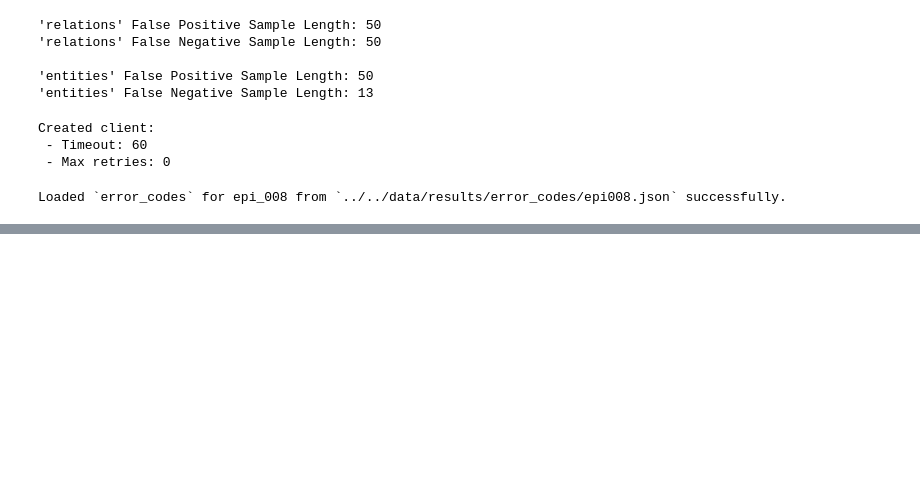
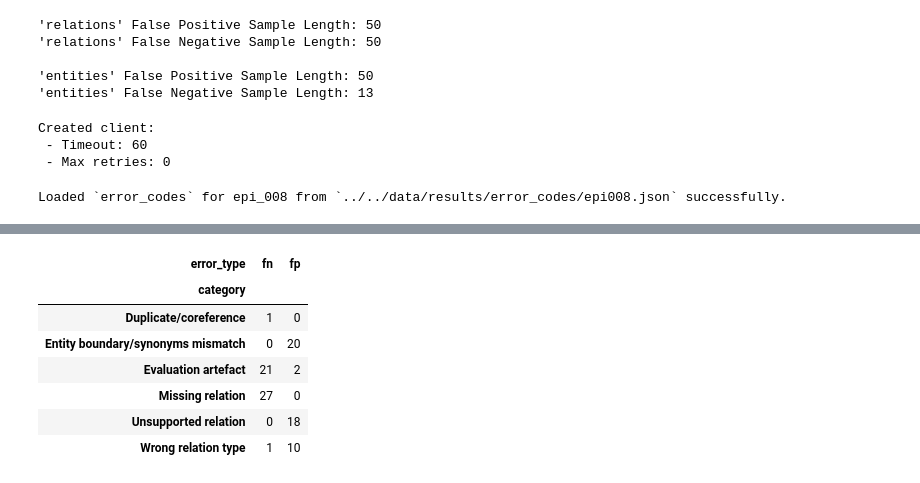
Before and after one commit to wesroots/biomedical_kg_thesis, a Jupyter notebook: src/experiments/error_analysis.ipynb, the cells around one changed output, grey strips where cells are left out. Cells and saved outputs as stored; diff of their text form; code cells hidden in the pictures; blank space fills up the shorter version.

```diff
--- a/src/experiments/error_analysis.ipynb
+++ b/src/experiments/error_analysis.ipynb
@@ -138,0 +150,13 @@ Counter({'Missing relation': 27,
+# %%
+df = pd.DataFrame(error_codes)
+
+pd.crosstab(df["category"], df["error_type"])
+# %% [output]
+| error_type | fn | fp |
+| category |  |  |
+| Duplicate/coreference | 1 | 0 |
+| Entity boundary/synonyms mismatch | 0 | 20 |
+| Evaluation artefact | 21 | 2 |
+| Missing relation | 27 | 0 |
+| Unsupported relation | 0 | 18 |
+| Wrong relation type | 1 | 10 |
```
Also changed, not shown: parts of 3 cells of this notebook, 1 other file.
